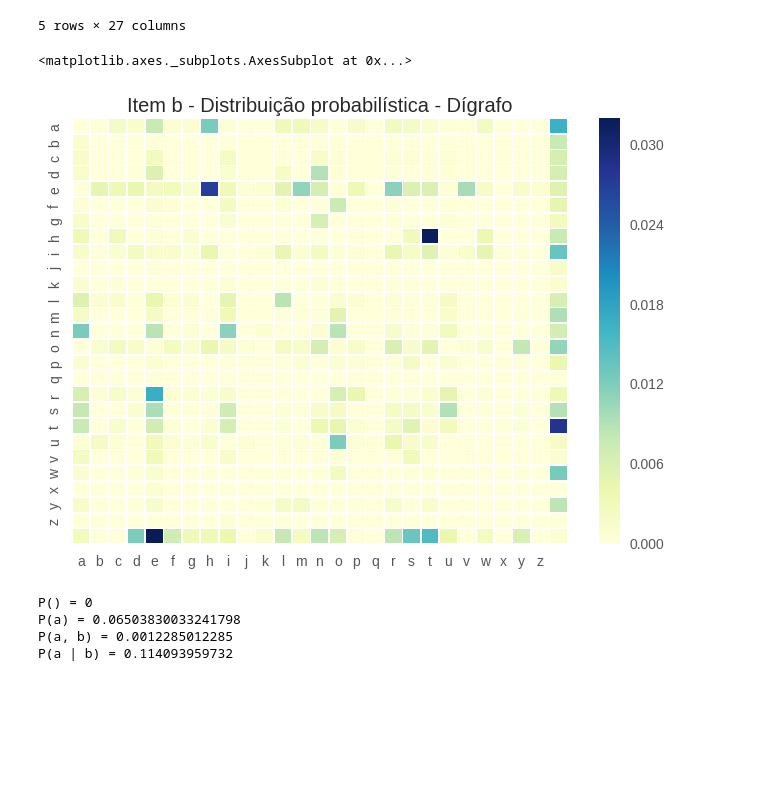
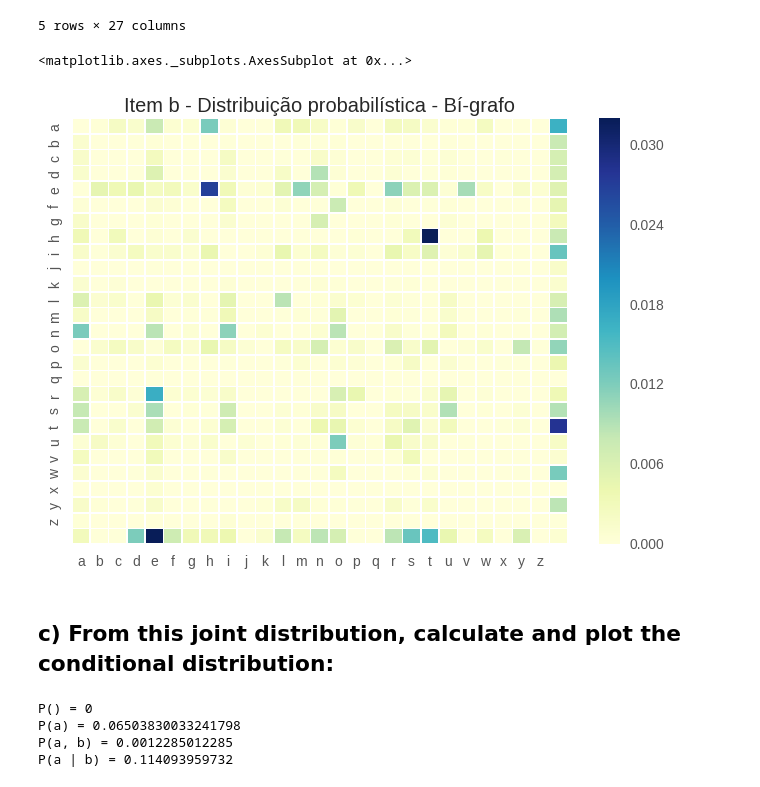
Before and after one commit to IFCE-Ciencia-da-Computacao-2011-2/UDM.316-Reconhecimento-de-Padroes, a Jupyter notebook: Exercicio 01 - 09.06/Exercicio 01.ipynb, the cells around one changed output. Cells and saved outputs as stored; diff of their text form; code cells hidden in the pictures; blank space fills up the shorter version.

```diff
--- a/Exercicio 01 - 09.06/Exercicio 01.ipynb
+++ b/Exercicio 01 - 09.06/Exercicio 01.ipynb
@@ -83,11 +89,13 @@ item_b.head()
 5 rows × 27 columns
 # %%
 ax = plt.axes()
-ax.set_title('Item b - Distribuição probabilística - Dígrafo')
+ax.set_title('Item b - Distribuição probabilística - Bí-grafo')
 sns.heatmap(item_b, linewidths=.5, cmap="YlGnBu")
 # %% [output]
 <matplotlib.axes._subplots.AxesSubplot at 0x...>
-[figure, old version]
+[figure, new version]
+# %% [markdown]
+## c) From this joint distribution, calculate and plot the conditional distribution:
 # %%
 def ProbabilityCalculator(sample_space, *args, **kwargs):
 
```
Also changed, not shown: parts of 6 cells of this notebook.
